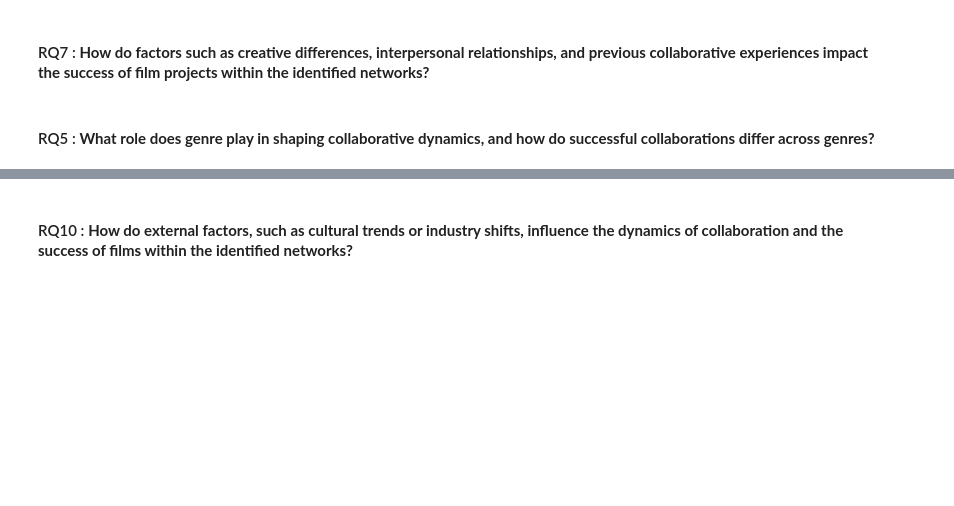
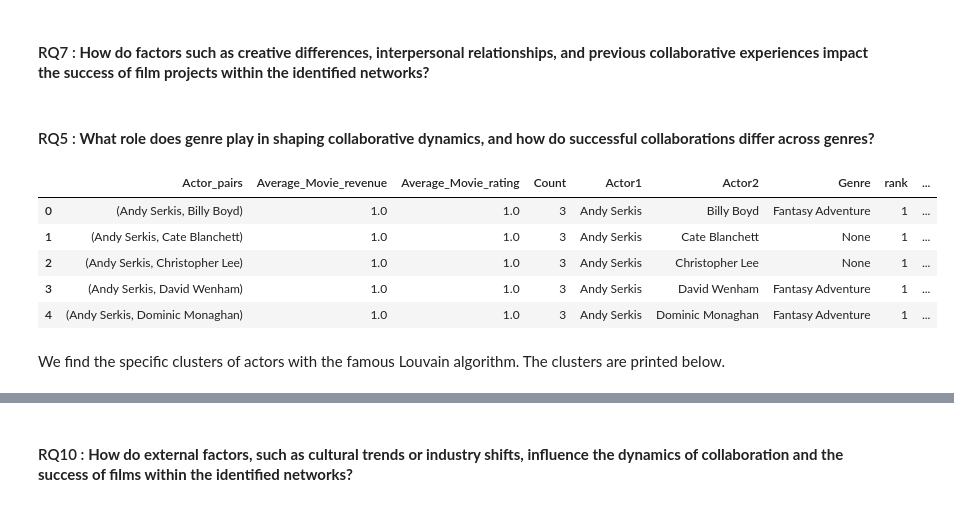
Before and after one commit to epfl-ada/ada-2023-project-patterndetectives, a Jupyter notebook: main.ipynb, the cells around one changed output, grey strips where cells are left out. Drawn from its saved outputs; the diff is of its cells as text; code cells hidden in the pictures; blank space fills up the shorter version.

```diff
--- a/main.ipynb
+++ b/main.ipynb
@@ -942,3 +941,24 @@ Notes:
 #### RQ7 : **How do factors such as creative differences, interpersonal relationships, and previous collaborative experiences impact the success of film projects within the identified networks?**
 # %% [markdown]
 #### RQ5 : **What role does genre play in shaping collaborative dynamics, and how do successful collaborations differ across genres?**
+# %%
+import sys
+sys.path.append('code')
+from helper import *
+
+# Load the datasets
+df = pd.read_pickle('data/df_movie.pkl')
+df1 = pd.read_pickle('data/df_pairs.pkl')
+# %%
+# Create the ranking based on the average movie revenue and rating
+rating_stand = get_rating_stand(df1)
+rating_stand.head()
+# %% [output]
+|  | Actor_pairs | Average_Movie_revenue | Average_Movie_rating | Count | Actor1 | Actor2 | Genre | rank | ... |
+| 0 | (Andy Serkis, Billy Boyd) | 1.0 | 1.0 | 3 | Andy Serkis | Billy Boyd | Fantasy Adventure | 1 | ... |
+| 1 | (Andy Serkis, Cate Blanchett) | 1.0 | 1.0 | 3 | Andy Serkis | Cate Blanchett | None | 1 | ... |
+| 2 | (Andy Serkis, Christopher Lee) | 1.0 | 1.0 | 3 | Andy Serkis | Christopher Lee | None | 1 | ... |
+| 3 | (Andy Serkis, David Wenham) | 1.0 | 1.0 | 3 | Andy Serkis | David Wenham | Fantasy Adventure | 1 | ... |
+| 4 | (Andy Serkis, Dominic Monaghan) | 1.0 | 1.0 | 3 | Andy Serkis | Dominic Monaghan | Fantasy Adventure | 1 | ... |
+# %% [markdown]
+We find the specific clusters of actors with the famous Louvain algorithm. The clusters are printed below.
```
Also changed, not shown: parts of 11 cells of this notebook, 3 other files.
